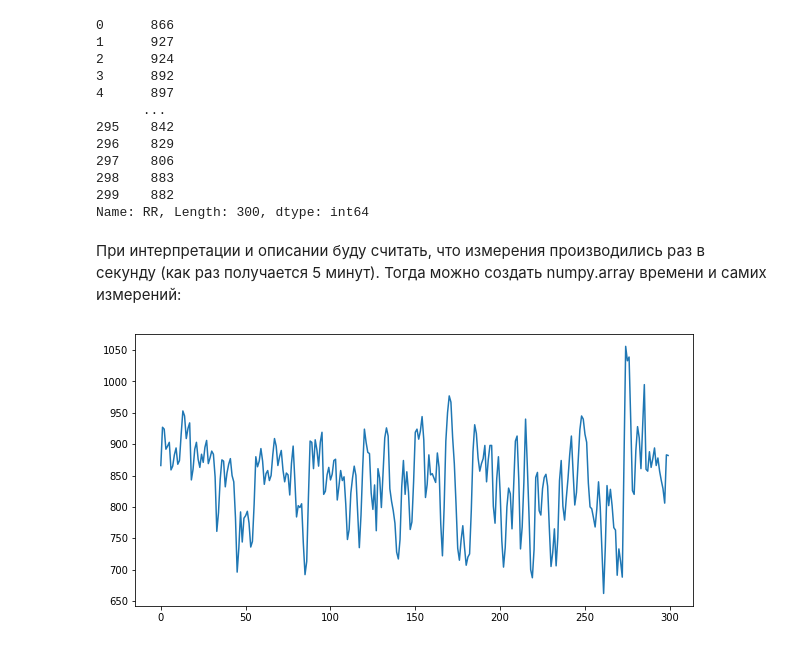
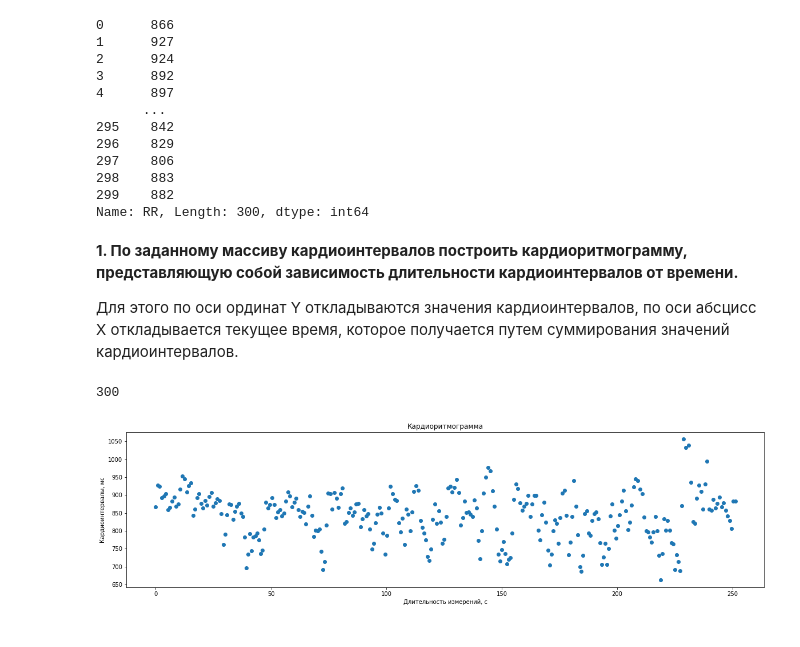
Before and after one commit to TohaRhymes/biometrics_itmo_spring2020, a Jupyter notebook: lab4_heart_variability/report.ipynb, the cells around one changed output. Saved outputs shown, nothing was run; the diff lists cells and outputs as text; code cells hidden in the pictures.

Commit message:
lab4 signal analysis

```diff
--- a/lab4_heart_variability/report.ipynb
+++ b/lab4_heart_variability/report.ipynb
@@ -33,14 +30,24 @@ RR
 298    883
 299    882
 Name: RR, Length: 300, dtype: int64
-# %% [markdown]
-При интерпретации и описании буду считать, что измерения производились раз в секунду (как раз получается 5 минут). Тогда можно создать numpy.array времени и самих измерений:
+# %% [markdown]
+**1. По заданному массиву кардиоинтервалов построить кардиоритмограмму, представляющую собой зависимость длительности кардиоинтервалов от времени.**
+
+Для этого по оси ординат Y откладываются значения кардиоинтервалов, по оси абсцисс Х откладывается текущее время, которое получается путем суммирования значений кардиоинтервалов.
 # %%
-time_step = 1
-time_vec = np.arange(0, 300, time_step)
+# time_step = 1
+# time_vec = np.arange(0, 300, time_step)
 signal = np.array(RR)
-plt.figure(figsize=(10, 5))
-plt.plot(time_vec, signal)
+print(len(signal))
+time_x = [0]
+for i in range(0,len(signal)-1):
+    time_x.append(signal[i]/1000+time_x[i])
+plt.figure(figsize=(20, 5))
+plt.plot(time_x, signal, 'o')
+plt.title('Кардиоритмограмма')
+plt.ylabel('Кардиоинтервалы, мс')
+plt.xlabel('Длительность измерений, с')
 plt.show()
 # %% [output]
+300
-[figure, old version]
+[figure, new version]
```
Also changed, not shown: parts of 14 cells of this notebook, 2 other files.
